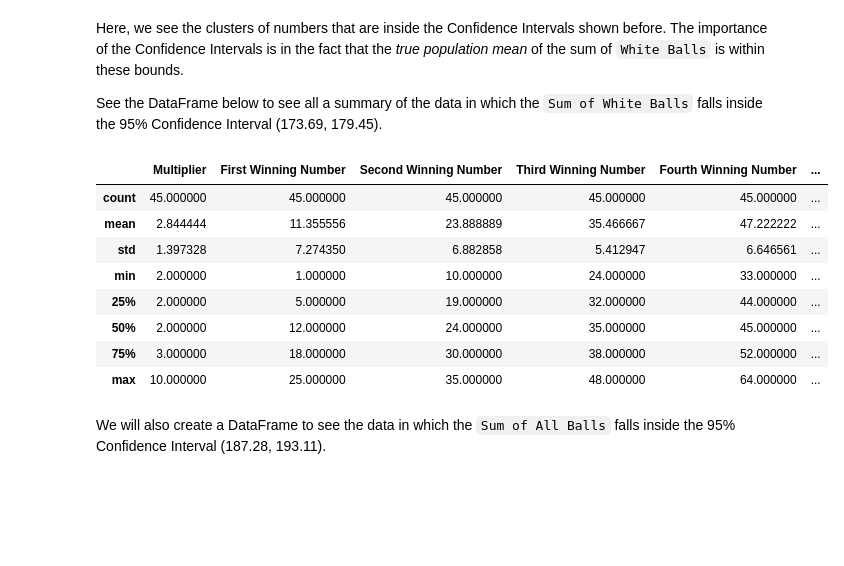
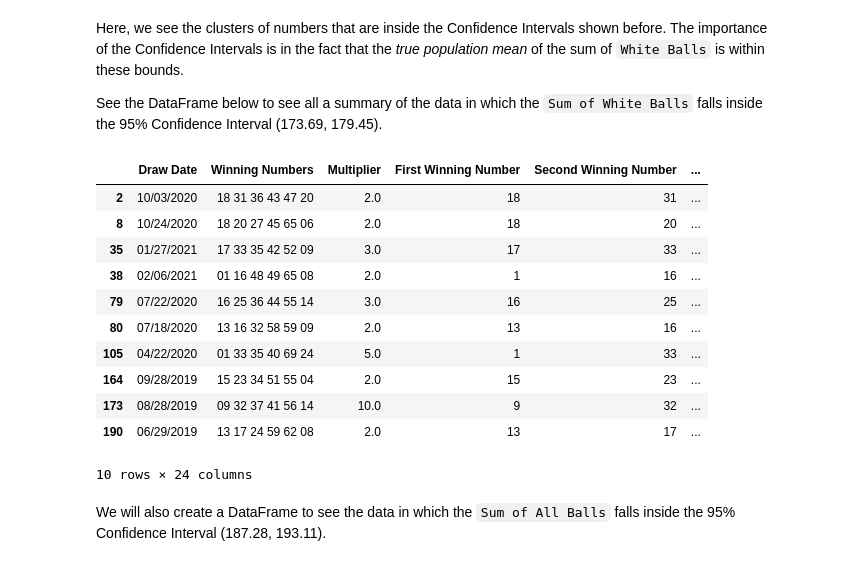
Before and after one commit to thejjserg/lottery-analysis, a Jupyter notebook: lottery-analysis.ipynb, the cells around one changed output. Cells and saved outputs as stored; diff of their text form; code cells hidden in the pictures; blank space fills up the shorter version.

```diff
--- a/lottery-analysis.ipynb
+++ b/lottery-analysis.ipynb
@@ -792,17 +792,21 @@ See the DataFrame below to see all a summary of the data in which the `Sum of Wh
 # %%
 # Create a DataFrame That Contains the Sum of White Balls Inside the 95% Confidence Interval (173, 180)
 sum_of_white_balls_95 = lottery.loc[lottery["Sum of White Balls"].apply(lambda x: x in pd.Interval(173, 179, closed = "right"))]
 sum_of_white_balls_95.describe()
+sum_of_white_balls_95.head(10)
 # %% [output]
-|  | Multiplier | First Winning Number | Second Winning Number | Third Winning Number | Fourth Winning Number | ... |
-| count | 45.000000 | 45.000000 | 45.000000 | 45.000000 | 45.000000 | ... |
-| mean | 2.844444 | 11.355556 | 23.888889 | 35.466667 | 47.222222 | ... |
-| std | 1.397328 | 7.274350 | 6.882858 | 5.412947 | 6.646561 | ... |
-| min | 2.000000 | 1.000000 | 10.000000 | 24.000000 | 33.000000 | ... |
-| 25% | 2.000000 | 5.000000 | 19.000000 | 32.000000 | 44.000000 | ... |
-| 50% | 2.000000 | 12.000000 | 24.000000 | 35.000000 | 45.000000 | ... |
-| 75% | 3.000000 | 18.000000 | 30.000000 | 38.000000 | 52.000000 | ... |
-| max | 10.000000 | 25.000000 | 35.000000 | 48.000000 | 64.000000 | ... |
+|  | Draw Date | Winning Numbers | Multiplier | First Winning Number | Second Winning Number | ... |
+| 2 | 10/03/2020 | 18 31 36 43 47 20 | 2.0 | 18 | 31 | ... |
+| 8 | 10/24/2020 | 18 20 27 45 65 06 | 2.0 | 18 | 20 | ... |
+| 35 | 01/27/2021 | 17 33 35 42 52 09 | 3.0 | 17 | 33 | ... |
+| 38 | 02/06/2021 | 01 16 48 49 65 08 | 2.0 | 1 | 16 | ... |
+| 79 | 07/22/2020 | 16 25 36 44 55 14 | 3.0 | 16 | 25 | ... |
+| 80 | 07/18/2020 | 13 16 32 58 59 09 | 2.0 | 13 | 16 | ... |
+| 105 | 04/22/2020 | 01 33 35 40 69 24 | 5.0 | 1 | 33 | ... |
+| 164 | 09/28/2019 | 15 23 34 51 55 04 | 2.0 | 15 | 23 | ... |
+| 173 | 08/28/2019 | 09 32 37 41 56 14 | 10.0 | 9 | 32 | ... |
+| 190 | 06/29/2019 | 13 17 24 59 62 08 | 2.0 | 13 | 17 | ... |
+10 rows × 24 columns
 # %% [markdown]
 We will also create a DataFrame to see the data in which the `Sum of All Balls` falls inside the 95% Confidence Interval (187.28, 193.11).
 # %%
```
Also changed, not shown: parts of 2 cells of this notebook.
